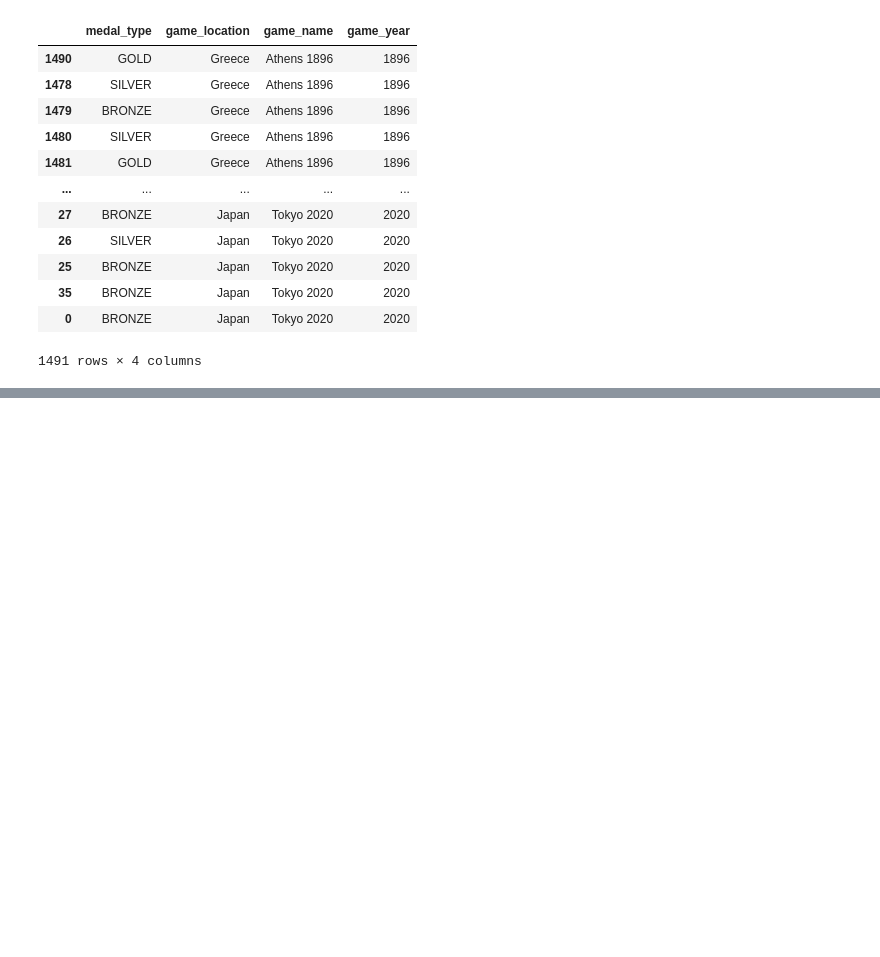
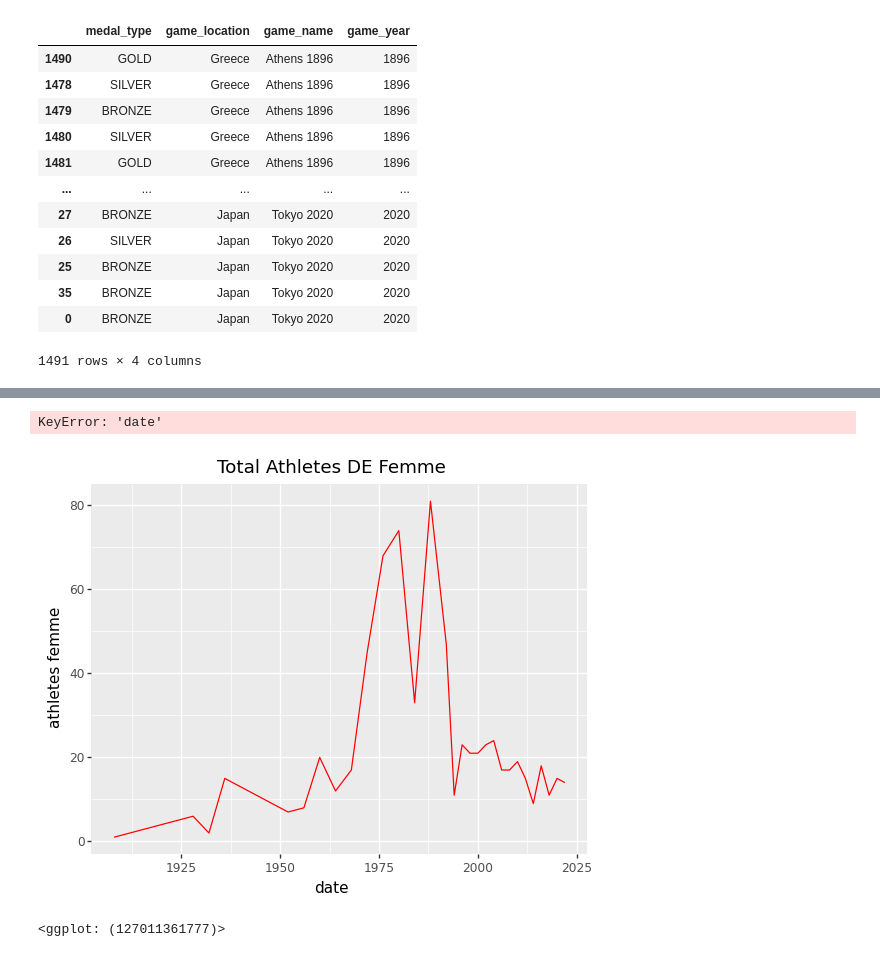
Before and after one commit to brmuloot/Jeux-Olympiques, a Jupyter notebook: Jeux_olympiques.ipynb, the cells around one changed output, grey strips where cells are left out. Drawn from its saved outputs; the diff is of its cells as text; code cells hidden in the pictures; blank space fills up the shorter version.

```diff
--- a/Jeux_olympiques.ipynb
+++ b/Jeux_olympiques.ipynb
@@ -670,0 +728,3 @@ df
+# %%
+Femme = medals_de[medals_de["event_gender"] == "Women"]
+Femme.head()
@@ -670,0 +738,12 @@ df
+# %%
+FemmeY = Femme.groupby(by="date").event_gender.size().reset_index(name='athletes femme')
+FemmeY.head()
+# %% [output]
+KeyError: 'date'
+# %%
+plotF = p9.ggplot(data=FemmeY,
+           mapping=p9.aes(x="date", y="athletes femme"))
+plotF + p9.geom_line(color='red') + p9.ggtitle("Total Athletes DE Femme")
+# %% [output]
+[figure, added]
+<ggplot: (127011361777)>
```
Also changed, not shown: parts of 20 cells of this notebook, 5 other files.
